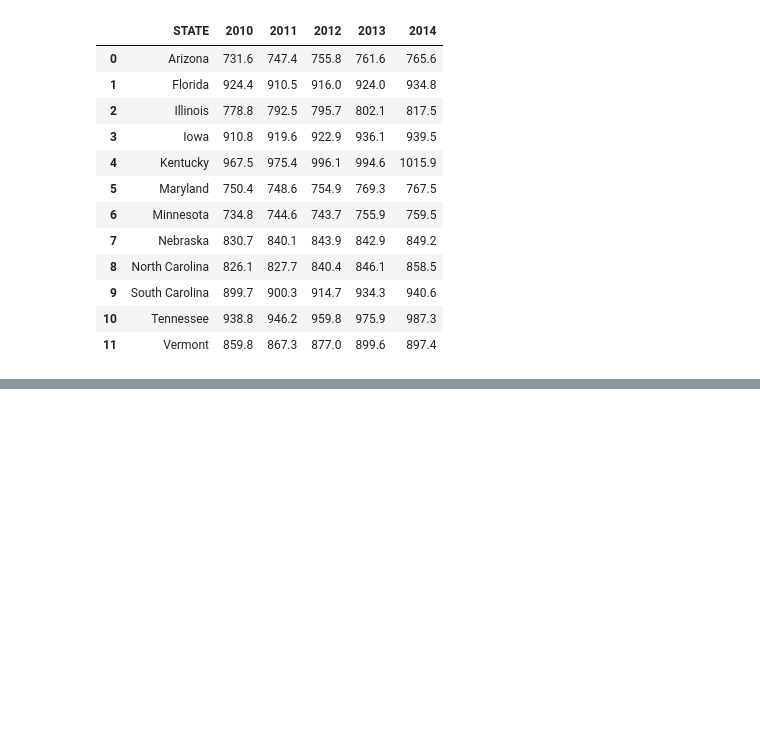
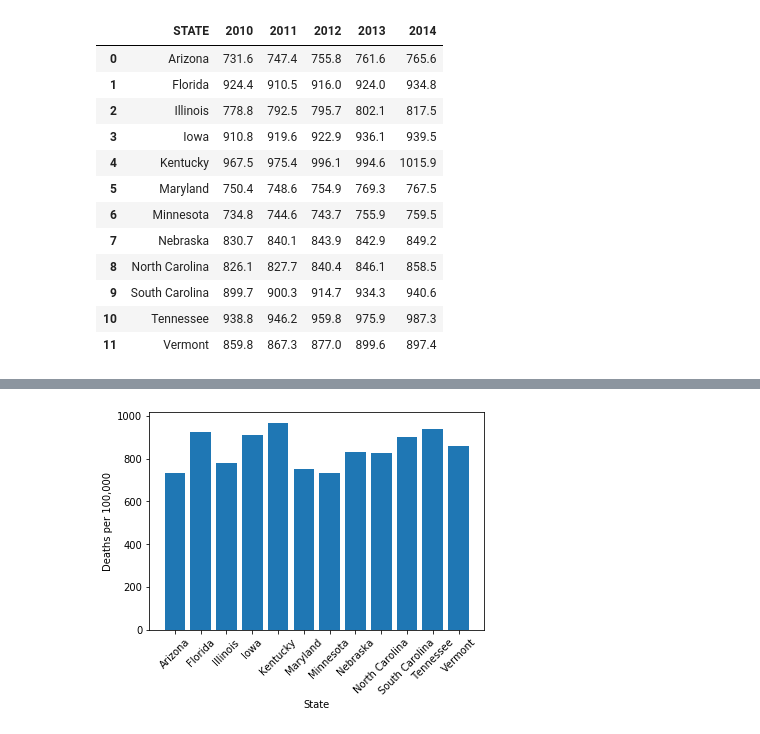
Before and after one commit to TJL30308/DREAM_Project, a Jupyter notebook: Mortality Visuals.ipynb, the cells around one changed output, grey strips where cells are left out. Saved outputs shown, nothing was run; the diff lists cells and outputs as text; code cells hidden in the pictures; blank space fills up the shorter version.

```diff
--- a/Mortality Visuals.ipynb
+++ b/Mortality Visuals.ipynb
@@ -33,0 +33,8 @@ No handles with labels found to put in legend.
+# %%
+plt.bar(mortality_df['STATE'],mortality_df['2010'])
+plt.xlabel('State')
+plt.ylabel('Deaths per 100,000')
+plt.xticks(rotation = 45)
+plt.show()
+# %% [output]
+[figure, added]
```
Also changed, not shown: parts of 3 cells of this notebook, 1 other file.
